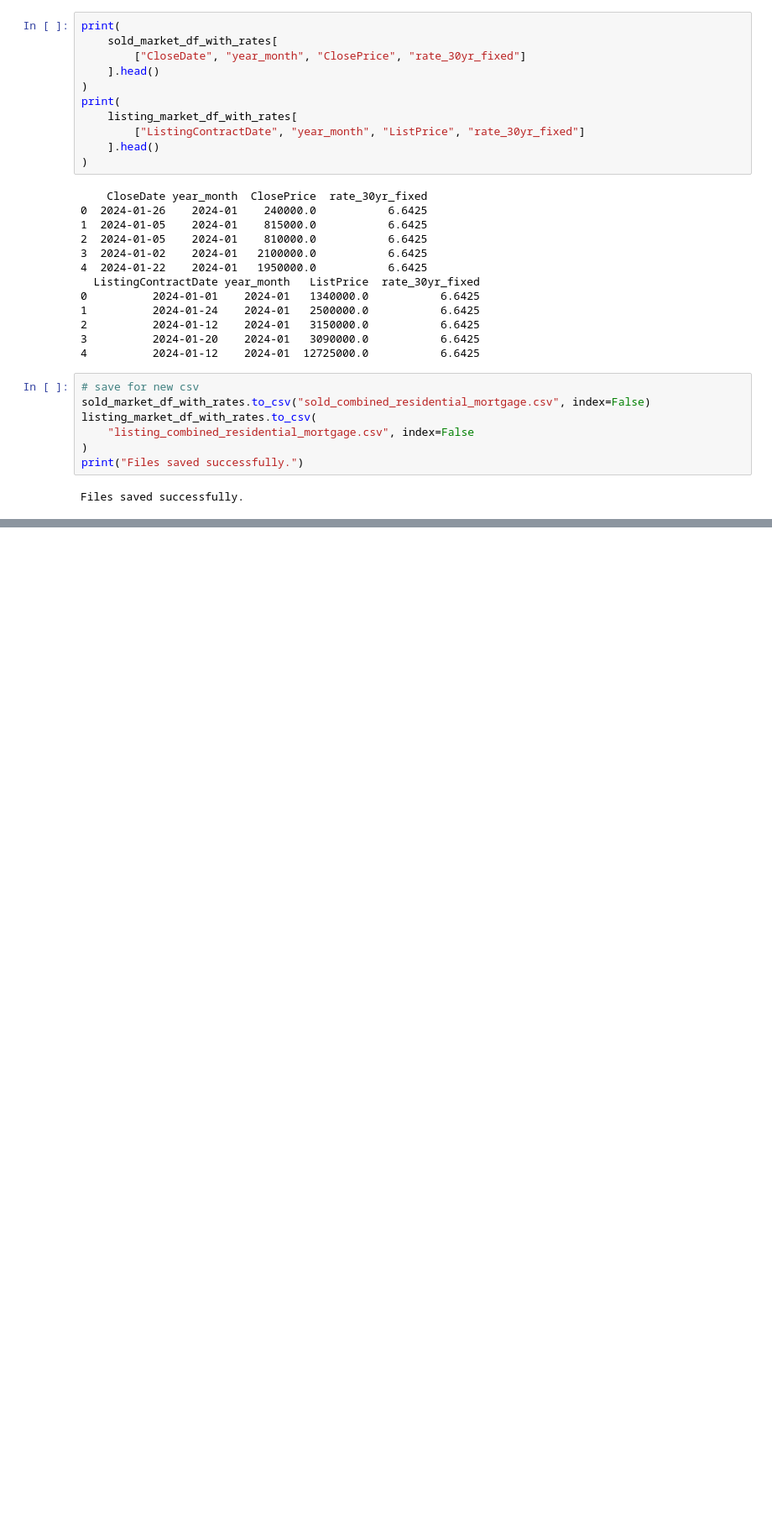
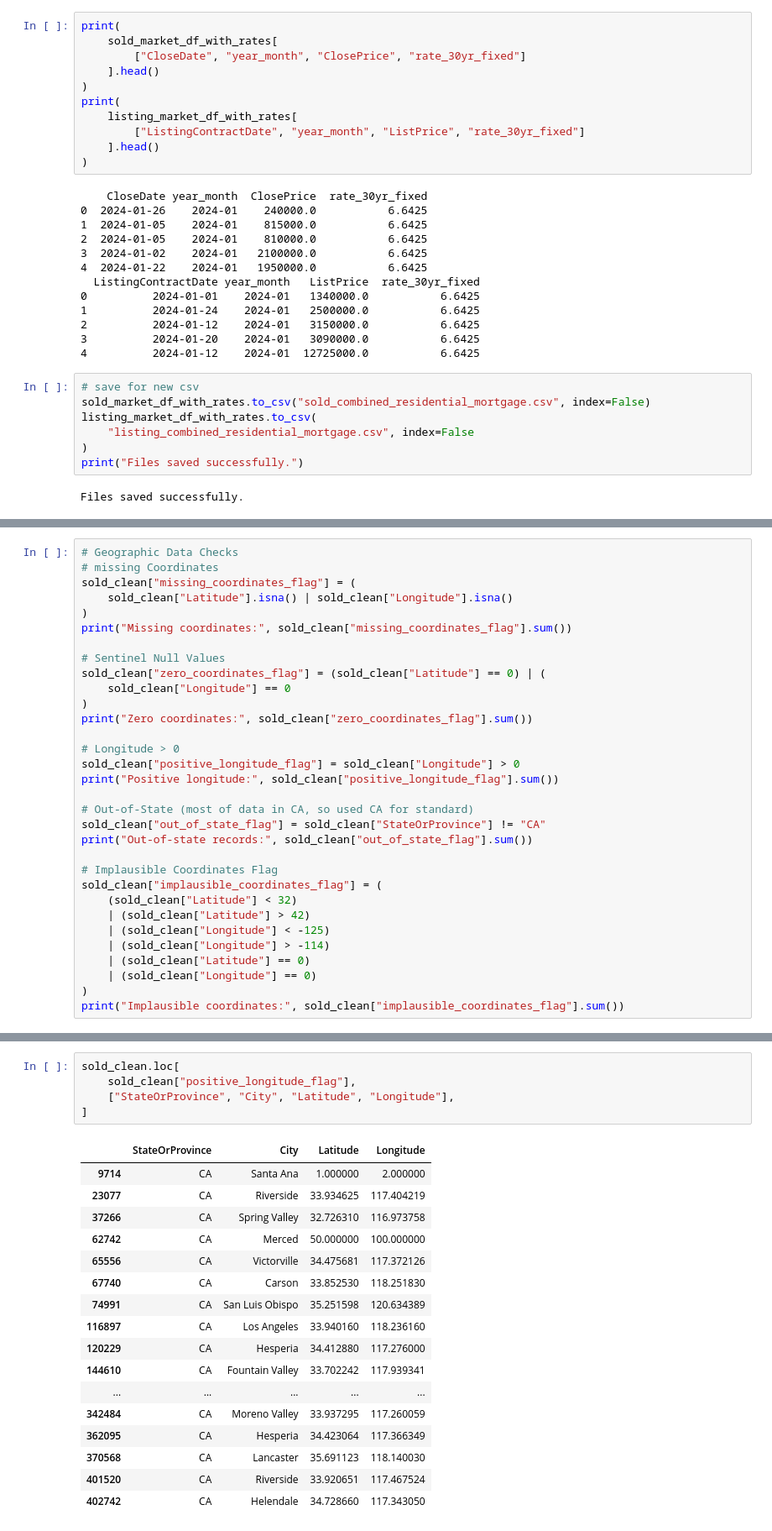
Before and after one commit to rsm-hstseng/IDXExchange-summer-da49, a Jupyter notebook: EDA.ipynb, the cells around one changed output, grey strips where cells are left out. Shown at 84% size. Cells and saved outputs as stored; diff of their text form; blank space fills up the shorter version.

Commit message:
Complete Weeks 4-5 data cleaning and validation

```diff
--- a/EDA.ipynb
+++ b/EDA.ipynb
@@ -1177,0 +1573,32 @@ Files saved successfully.
+# %%
+# Geographic Data Checks
+# missing Coordinates
+sold_clean["missing_coordinates_flag"] = (
+    sold_clean["Latitude"].isna() | sold_clean["Longitude"].isna()
+)
+print("Missing coordinates:", sold_clean["missing_coordinates_flag"].sum())
+
+# Sentinel Null Values
+sold_clean["zero_coordinates_flag"] = (sold_clean["Latitude"] == 0) | (
+    sold_clean["Longitude"] == 0
+)
+print("Zero coordinates:", sold_clean["zero_coordinates_flag"].sum())
+
+# Longitude > 0
+sold_clean["positive_longitude_flag"] = sold_clean["Longitude"] > 0
+print("Positive longitude:", sold_clean["positive_longitude_flag"].sum())
+
+# Out-of-State (most of data in CA, so used CA for standard)
+sold_clean["out_of_state_flag"] = sold_clean["StateOrProvince"] != "CA"
+print("Out-of-state records:", sold_clean["out_of_state_flag"].sum())
+
+# Implausible Coordinates Flag
+sold_clean["implausible_coordinates_flag"] = (
+    (sold_clean["Latitude"] < 32)
+    | (sold_clean["Latitude"] > 42)
+    | (sold_clean["Longitude"] < -125)
+    | (sold_clean["Longitude"] > -114)
+    | (sold_clean["Latitude"] == 0)
+    | (sold_clean["Longitude"] == 0)
+)
+print("Implausible coordinates:", sold_clean["implausible_coordinates_flag"].sum())
@@ -1177,0 +1611,23 @@ Files saved successfully.
+# %%
+sold_clean.loc[
+    sold_clean["positive_longitude_flag"],
+    ["StateOrProvince", "City", "Latitude", "Longitude"],
+]
+# %% [output]
+|  | StateOrProvince | City | Latitude | Longitude |
+| 9714 | CA | Santa Ana | 1.000000 | 2.000000 |
+| 23077 | CA | Riverside | 33.934625 | 117.404219 |
+| 37266 | CA | Spring Valley | 32.726310 | 116.973758 |
+| 62742 | CA | Merced | 50.000000 | 100.000000 |
+| 65556 | CA | Victorville | 34.475681 | 117.372126 |
+| 67740 | CA | Carson | 33.852530 | 118.251830 |
+| 74991 | CA | San Luis Obispo | 35.251598 | 120.634389 |
+| 116897 | CA | Los Angeles | 33.940160 | 118.236160 |
+| 120229 | CA | Hesperia | 34.412880 | 117.276000 |
+| 144610 | CA | Fountain Valley | 33.702242 | 117.939341 |
+| ... | ... | ... | ... | ... |
+| 342484 | CA | Moreno Valley | 33.937295 | 117.260059 |
+| 362095 | CA | Hesperia | 34.423064 | 117.366349 |
+| 370568 | CA | Lancaster | 35.691123 | 118.140030 |
+| 401520 | CA | Riverside | 33.920651 | 117.467524 |
+| 402742 | CA | Helendale | 34.728660 | 117.343050 |
```
Also changed, not shown: parts of 28 cells of this notebook.
